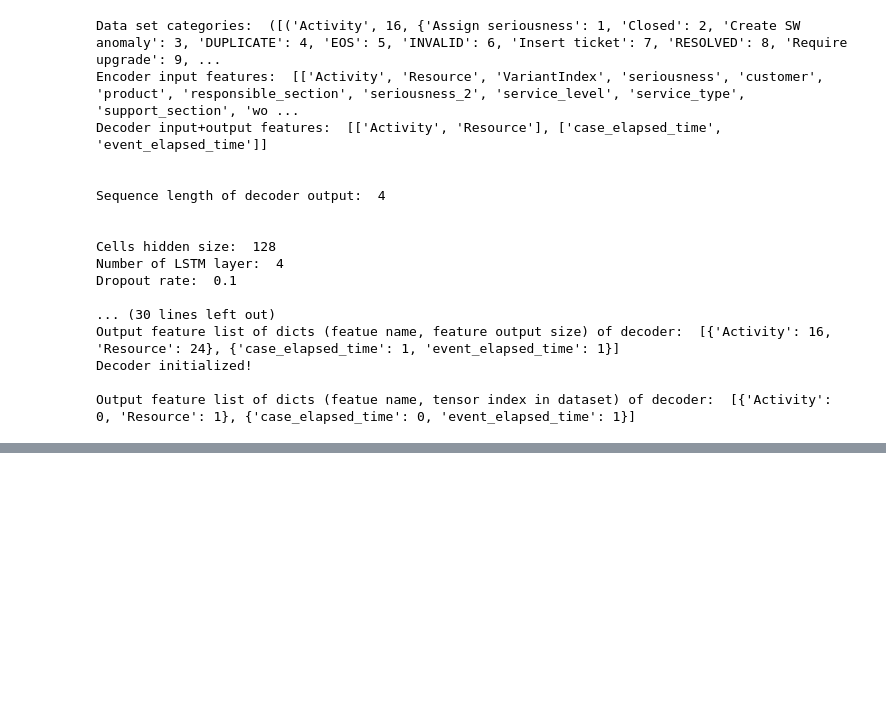
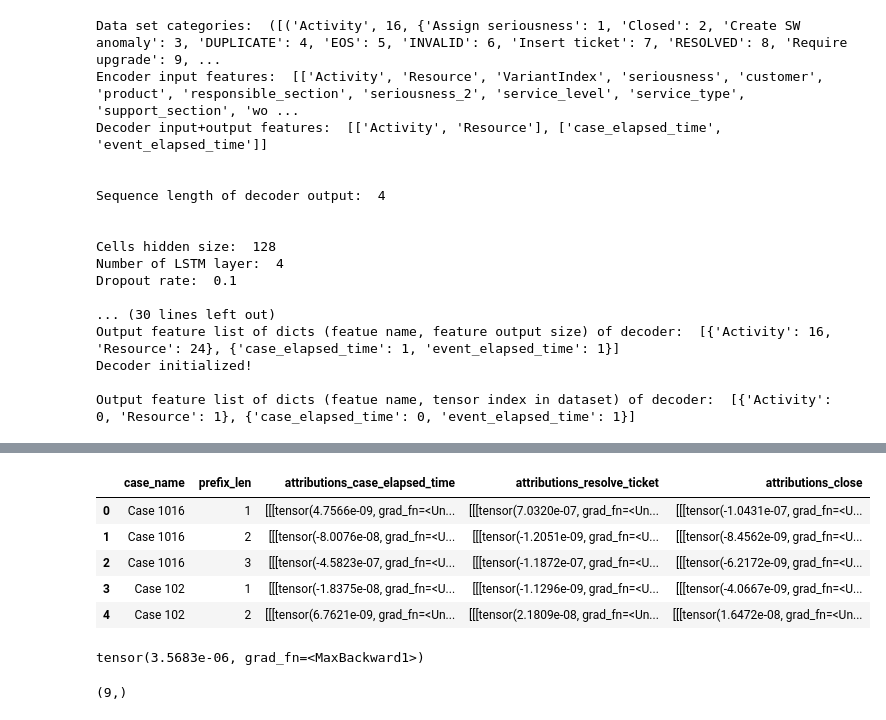
Before and after one commit to philippeichhorn20/XAI-Probabilistic_Suffix_Prediction_U-ED-LSTM_pub, a Jupyter notebook: src/aa_philipp/notebooks/saliency_maps.ipynb, the cells around one changed output, grey strips where cells are left out. Cells and saved outputs as stored; diff of their text form; code cells hidden in the pictures; blank space fills up the shorter version.

Commit message:
saliency maps (integrated gradients)

```diff
--- a/src/aa_philipp/notebooks/saliency_maps.ipynb
+++ b/src/aa_philipp/notebooks/saliency_maps.ipynb
@@ -173,0 +322,6 @@ cat_tensors, num_tensors, case_ids = helpdesk_test_dataset.tensor_list
+# %%
+def target_fn_case_elapsed_time_mean(preds):
+    return preds[0][1]["case_elapsed_time_mean"][0][0].unsqueeze(0)
+# %%
+def target_fn_activity(preds, index):
+    return preds[0][0]["Activity_mean"][0][index].unsqueeze(0)
@@ -173,0 +396,26 @@ cat_tensors, num_tensors, case_ids = helpdesk_test_dataset.tensor_list
+# %%
+import pickle
+
+with open ("results_store_integrated_gradients_helpdesk_on_case_elapsed_time_and_ticket_resolved_and_closed.pkl", "wb") as f:
+   pickle.dump(results_df,f)
+# %%
+import pickle
+import pandas as pd
+
+with open ("results_store_integrated_gradients_helpdesk_on_case_elapsed_time_and_ticket_resolved_and_closed.pkl", "rb") as f:
+    results_df = pickle.load(f)
+
+results_df = pd.DataFrame(results_df)
+# %%
+results_df.head()
+# %% [output]
+|  | case_name | prefix_len | attributions_case_elapsed_time | attributions_resolve_ticket | attributions_close |
+| 0 | Case 1016 | 1 | [[[tensor(4.7566e-09, grad_fn=<Un... | [[[tensor(7.0320e-07, grad_fn=<Un... | [[[tensor(-1.0431e-07, grad_fn=<U... |
+| 1 | Case 1016 | 2 | [[[tensor(-8.0076e-08, grad_fn=<U... | [[[tensor(-1.2051e-09, grad_fn=<U... | [[[tensor(-8.4562e-09, grad_fn=<U... |
+| 2 | Case 1016 | 3 | [[[tensor(-4.5823e-07, grad_fn=<U... | [[[tensor(-1.1872e-07, grad_fn=<U... | [[[tensor(-6.2172e-09, grad_fn=<U... |
+| 3 | Case 102 | 1 | [[[tensor(-1.8375e-08, grad_fn=<U... | [[[tensor(-1.1296e-09, grad_fn=<U... | [[[tensor(-4.0667e-09, grad_fn=<U... |
+| 4 | Case 102 | 2 | [[[tensor(6.7621e-09, grad_fn=<Un... | [[[tensor(2.1809e-08, grad_fn=<Un... | [[[tensor(1.6472e-08, grad_fn=<Un... |
+# %%
+results_df.loc[0,"attributions_resolve_ticket"].max()
+# %% [output]
+tensor(3.5683e-06, grad_fn=<MaxBackward1>)
@@ -173,0 +429,4 @@ cat_tensors, num_tensors, case_ids = helpdesk_test_dataset.tensor_list
+# %%
+results_df["attributions_resolve_ticket"].shape
+# %% [output]
+(9,)
```
Also changed, not shown: parts of 17 cells of this notebook, 13 other files.
